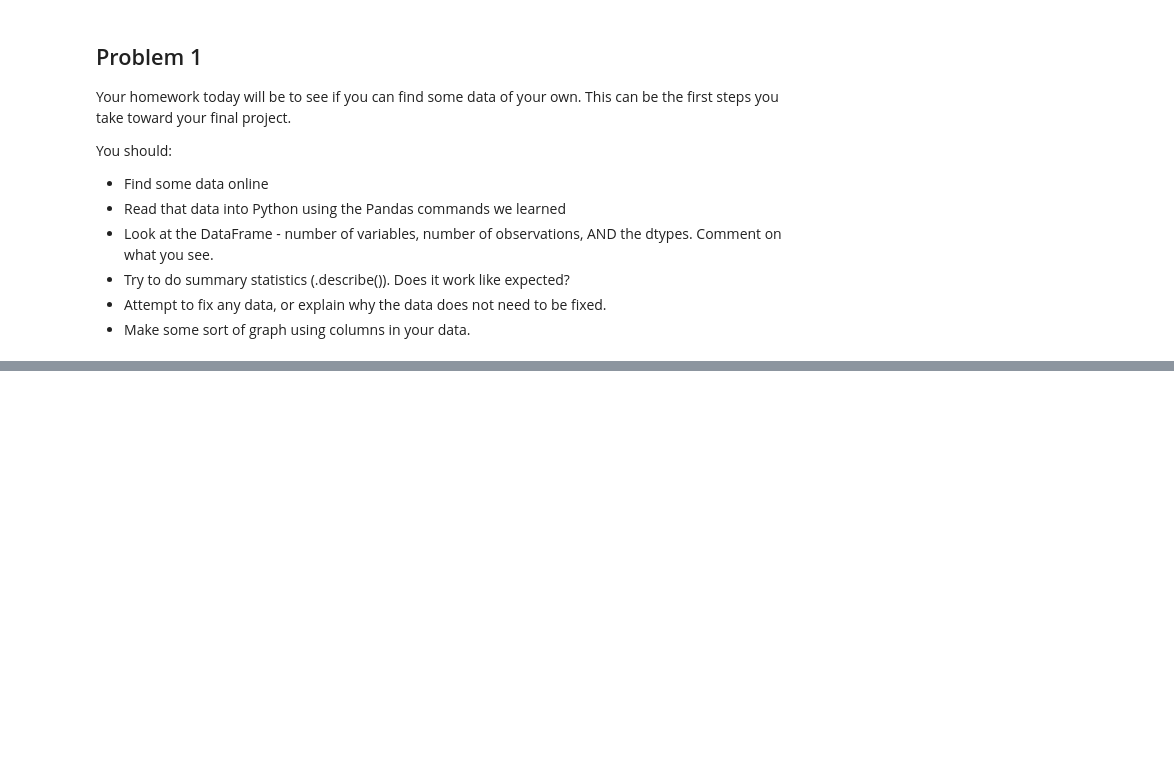
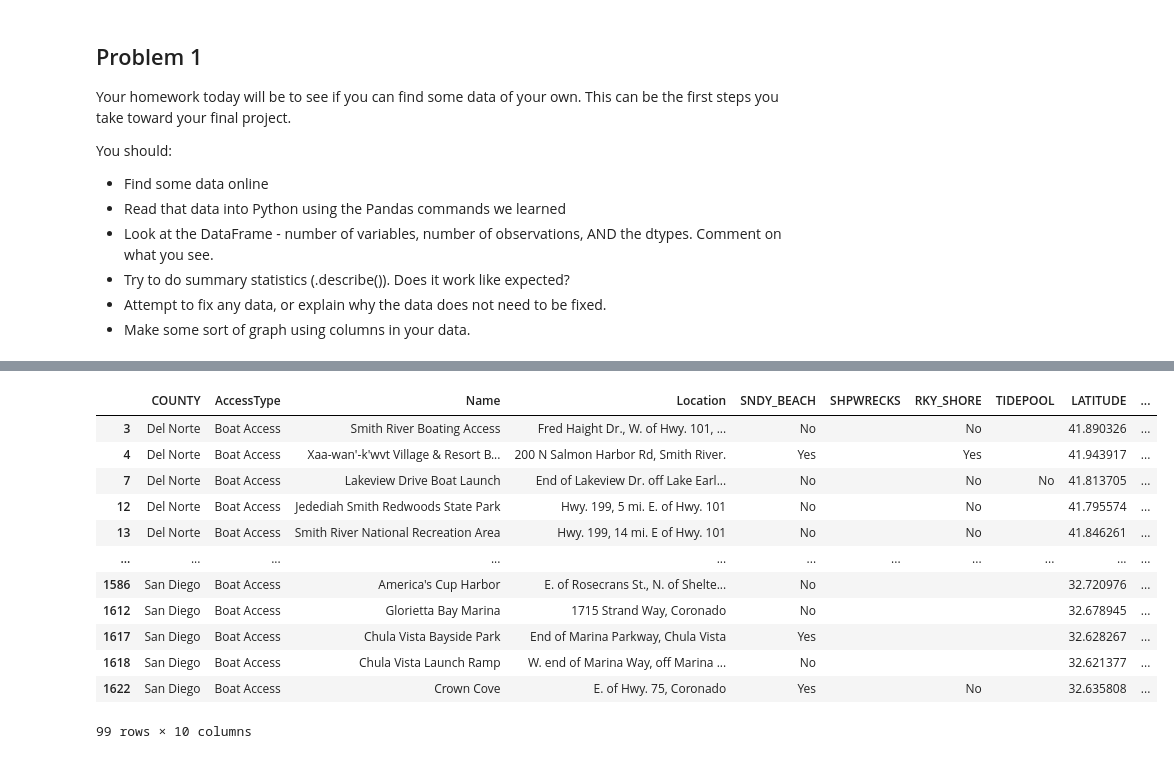
Before and after one commit to sophiamagcale/Day8, a Jupyter notebook: Day8-HW.ipynb, the cells around one changed output, grey strips where cells are left out. Cells and saved outputs as stored; diff of their text form; code cells hidden in the pictures; blank space fills up the shorter version.

```diff
--- a/Day8-HW.ipynb
+++ b/Day8-HW.ipynb
@@ -210,0 +393,18 @@ You should:
+# %%
+mask_beaches = (DF_beachesfinal['AccessType']=='Boat Access')
+DF_beachesfinal_masked = DF_beachesfinal[mask_beaches]
+DF_beachesfinal_masked
+# %% [output]
+|  | COUNTY | AccessType | Name | Location | SNDY_BEACH | SHPWRECKS | RKY_SHORE | TIDEPOOL | LATITUDE | ... |
+| 3 | Del Norte | Boat Access | Smith River Boating Access | Fred Haight Dr., W. of Hwy. 101, ... | No |  | No |  | 41.890326 | ... |
+| 4 | Del Norte | Boat Access | Xaa-wan'-k'wvt Village & Resort B... | 200 N Salmon Harbor Rd, Smith River. | Yes |  | Yes |  | 41.943917 | ... |
+| 7 | Del Norte | Boat Access | Lakeview Drive Boat Launch | End of Lakeview Dr. off Lake Earl... | No |  | No | No | 41.813705 | ... |
+| 12 | Del Norte | Boat Access | Jedediah Smith Redwoods State Park | Hwy. 199, 5 mi. E. of Hwy. 101 | No |  | No |  | 41.795574 | ... |
+| 13 | Del Norte | Boat Access | Smith River National Recreation Area | Hwy. 199, 14 mi. E of Hwy. 101 | No |  | No |  | 41.846261 | ... |
+| ... | ... | ... | ... | ... | ... | ... | ... | ... | ... | ... |
+| 1586 | San Diego | Boat Access | America's Cup Harbor | E. of Rosecrans St., N. of Shelte... | No |  |  |  | 32.720976 | ... |
+| 1612 | San Diego | Boat Access | Glorietta Bay Marina | 1715 Strand Way, Coronado | No |  |  |  | 32.678945 | ... |
+| 1617 | San Diego | Boat Access | Chula Vista Bayside Park | End of Marina Parkway, Chula Vista | Yes |  |  |  | 32.628267 | ... |
+| 1618 | San Diego | Boat Access | Chula Vista Launch Ramp | W. end of Marina Way, off Marina ... | No |  |  |  | 32.621377 | ... |
+| 1622 | San Diego | Boat Access | Crown Cove | E. of Hwy. 75, Coronado | Yes |  | No |  | 32.635808 | ... |
+99 rows × 10 columns
```
Also changed, not shown: parts of 23 cells of this notebook.
